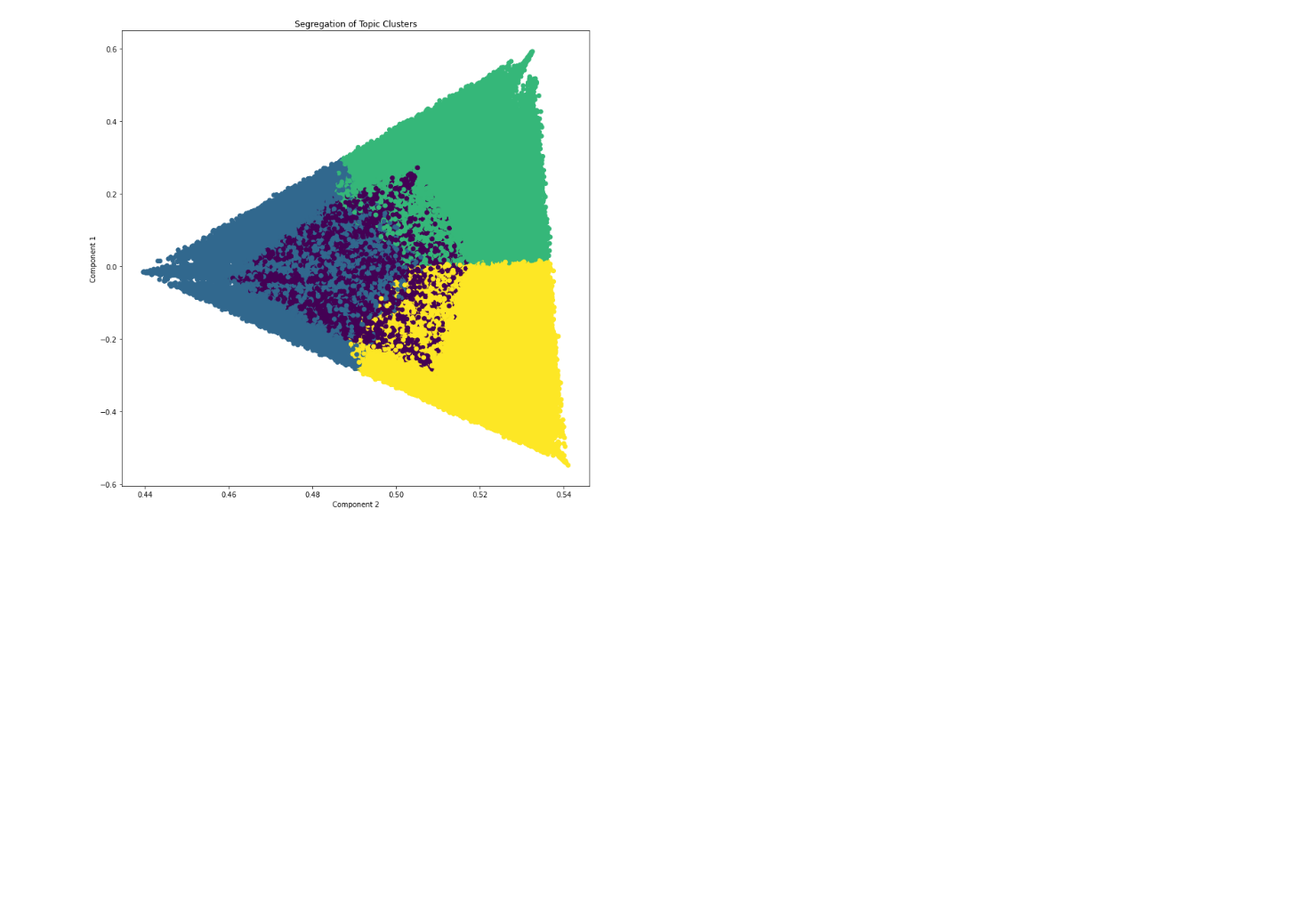
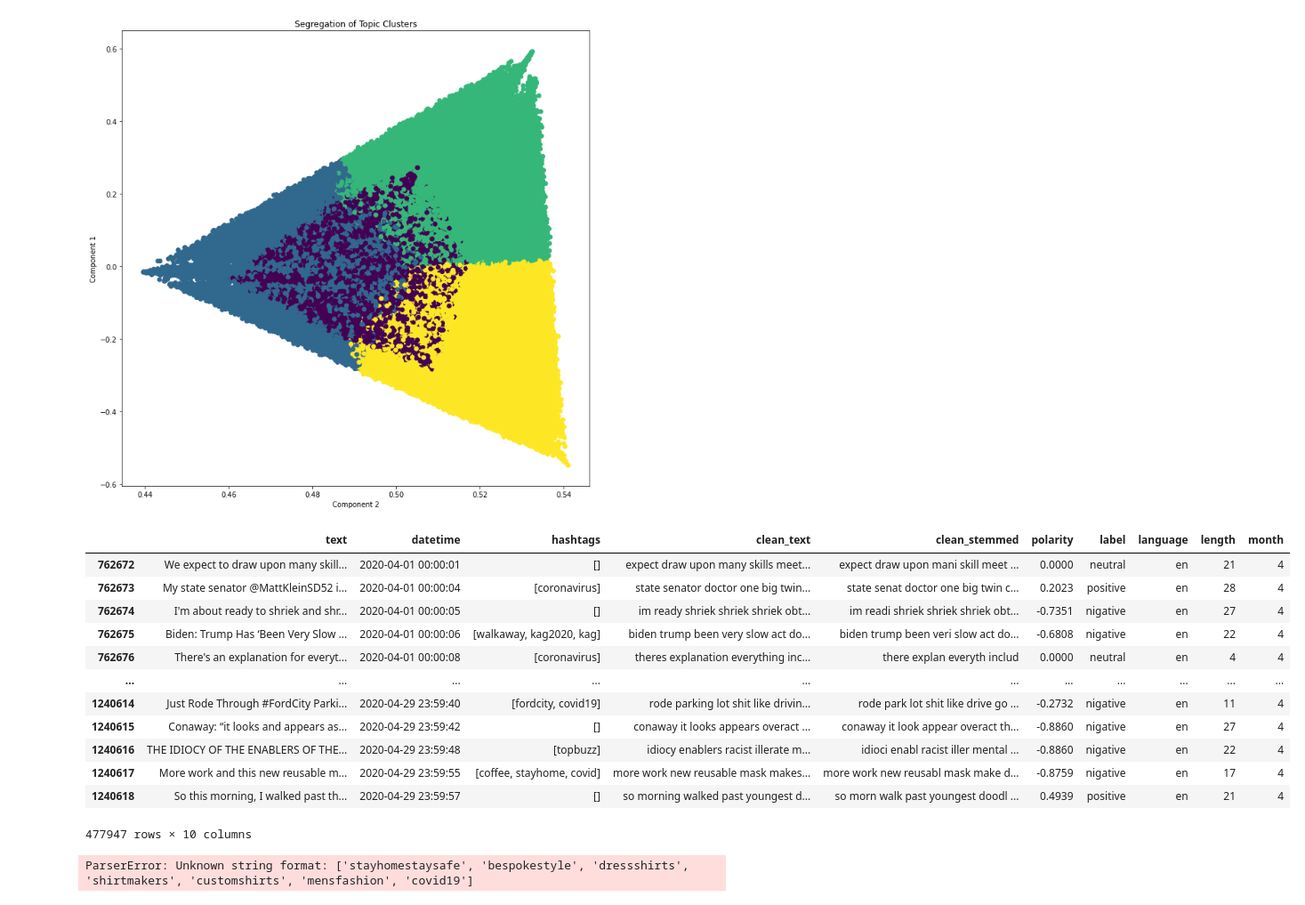
Before and after one commit to SaeedShurrab/COVID19-attitudes-eval, a Jupyter notebook: notebooks/project_code.ipynb, the cells around one changed output. Shown at 89% size. Cells and saved outputs as stored; diff of their text form; code cells hidden in the pictures; blank space fills up the shorter version.

```diff
--- a/notebooks/project_code.ipynb
+++ b/notebooks/project_code.ipynb
@@ -1156,0 +1159,21 @@ Text(0.5, 1.0, 'Segregation of Topic Clusters')
+# %%
+feb = pd.read_pickle('../data/preprocessed/apr.pkl')
+feb
+# %% [output]
+|  | text | datetime | hashtags | clean_text | clean_stemmed | polarity | label | language | length | month |
+| 762672 | We expect to draw upon many skill... | 2020-04-01 00:00:01 | [] | expect draw upon many skills meet... | expect draw upon mani skill meet ... | 0.0000 | neutral | en | 21 | 4 |
+| 762673 | My state senator @MattKleinSD52 i... | 2020-04-01 00:00:04 | [coronavirus] | state senator doctor one big twin... | state senat doctor one big twin c... | 0.2023 | positive | en | 28 | 4 |
+| 762674 | I'm about ready to shriek and shr... | 2020-04-01 00:00:05 | [] | im ready shriek shriek shriek obt... | im readi shriek shriek shriek obt... | -0.7351 | nigative | en | 27 | 4 |
+| 762675 | Biden: Trump Has ‘Been Very Slow ... | 2020-04-01 00:00:06 | [walkaway, kag2020, kag] | biden trump been very slow act do... | biden trump been veri slow act do... | -0.6808 | nigative | en | 22 | 4 |
+| 762676 | There's an explanation for everyt... | 2020-04-01 00:00:08 | [coronavirus] | theres explanation everything inc... | there explan everyth includ | 0.0000 | neutral | en | 4 | 4 |
+| ... | ... | ... | ... | ... | ... | ... | ... | ... | ... | ... |
+| 1240614 | Just Rode Through #FordCity Parki... | 2020-04-29 23:59:40 | [fordcity, covid19] | rode parking lot shit like drivin... | rode park lot shit like drive go ... | -0.2732 | nigative | en | 11 | 4 |
+| 1240615 | Conaway: “it looks and appears as... | 2020-04-29 23:59:42 | [] | conaway it looks appears overact ... | conaway it look appear overact th... | -0.8860 | nigative | en | 27 | 4 |
+| 1240616 | THE IDIOCY OF THE ENABLERS OF THE... | 2020-04-29 23:59:48 | [topbuzz] | idiocy enablers racist illerate m... | idioci enabl racist iller mental ... | -0.8860 | nigative | en | 22 | 4 |
+| 1240617 | More work and this new reusable m... | 2020-04-29 23:59:55 | [coffee, stayhome, covid] | more work new reusable mask makes... | more work new reusabl mask make d... | -0.8759 | nigative | en | 17 | 4 |
+| 1240618 | So this morning, I walked past th... | 2020-04-29 23:59:57 | [] | so morning walked past youngest d... | so morn walk past youngest doodl ... | 0.4939 | positive | en | 21 | 4 |
+477947 rows × 10 columns
+# %%
+feb['day'] = pd.DatetimeIndex(feb['datetime']).month
+# %% [output]
+ParserError: Unknown string format: ['stayhomestaysafe', 'bespokestyle', 'dressshirts', 'shirtmakers', 'customshirts', 'mensfashion', 'covid19']
```
Also changed, not shown: parts of 2 cells of this notebook, 6 other files.
